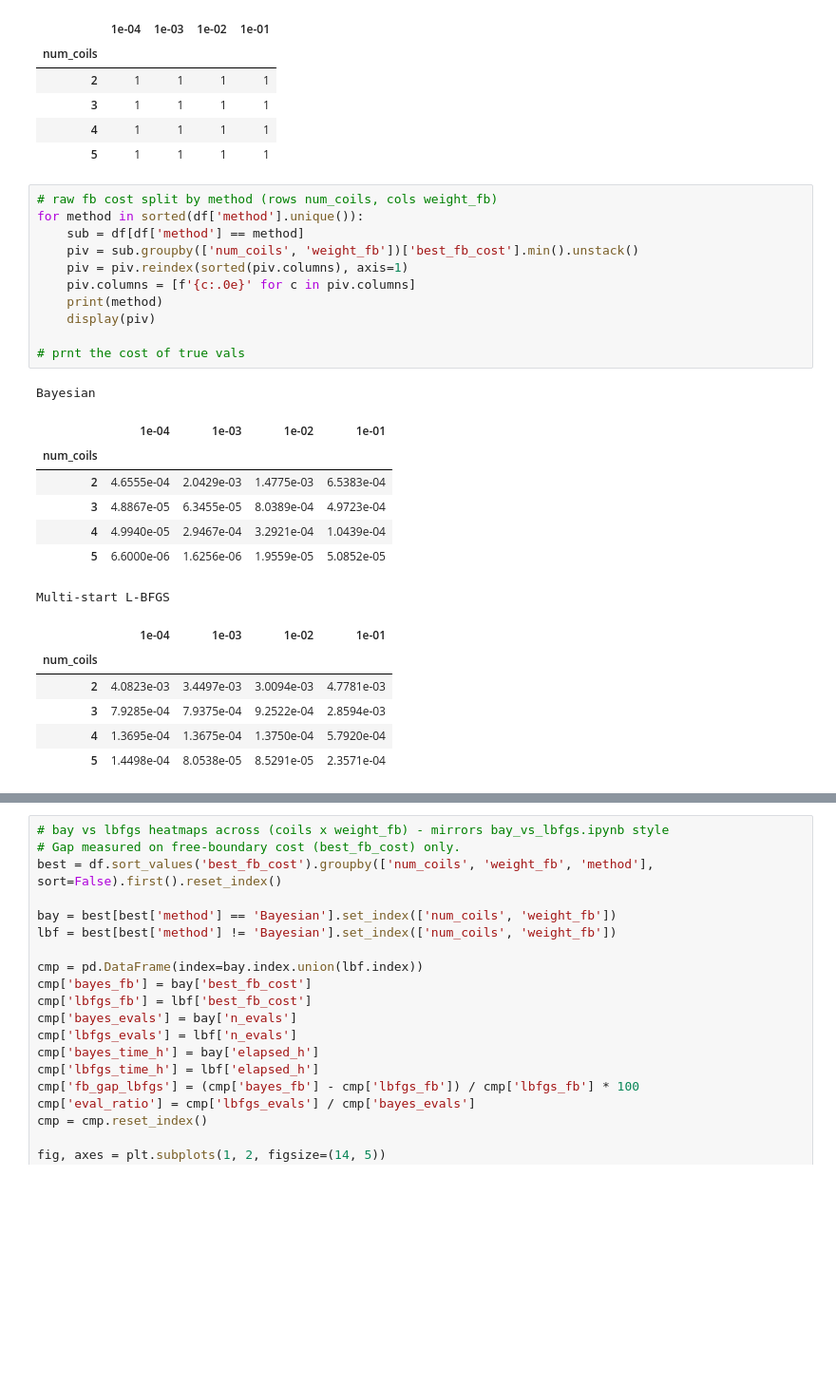
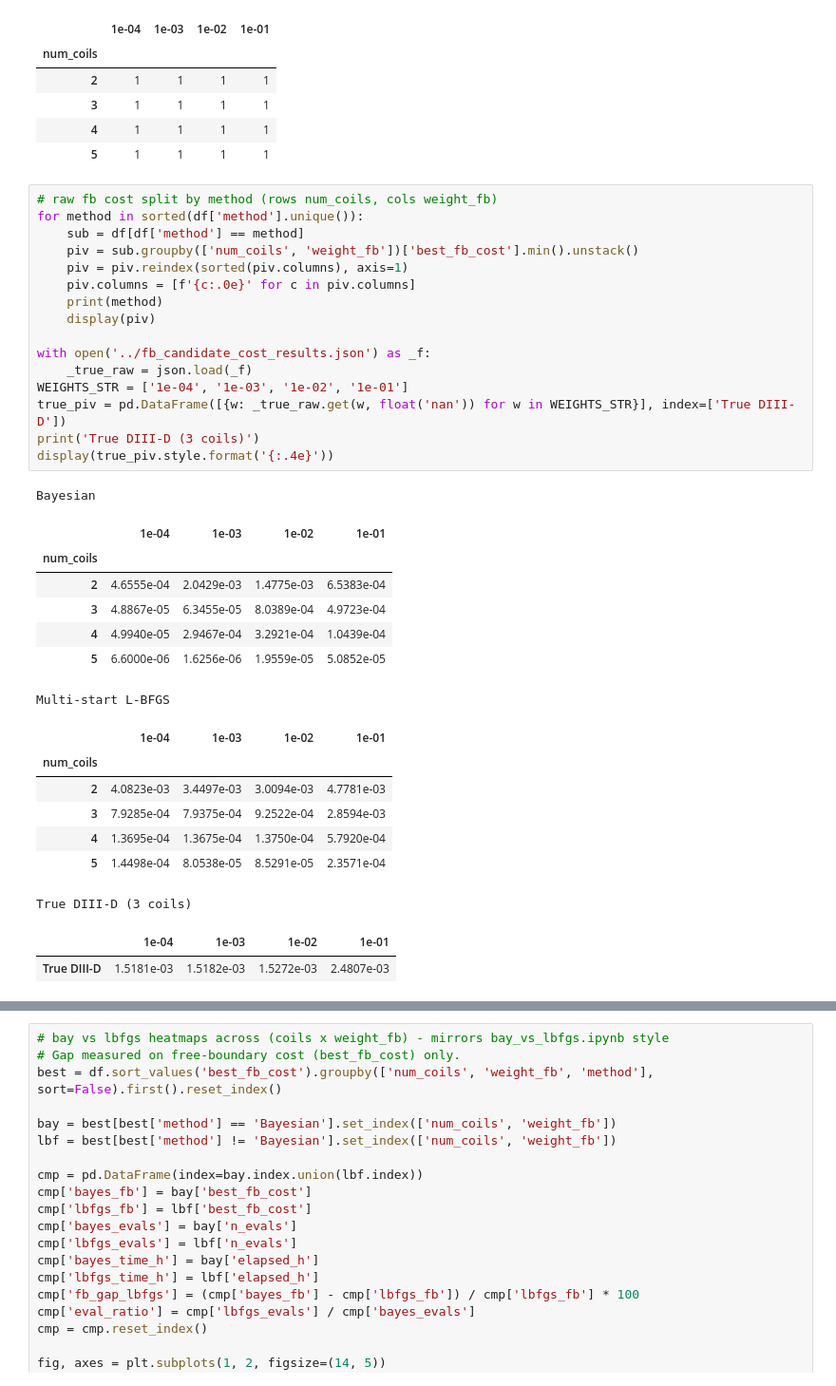
Before and after one commit to jeremslm/PF_location_optimization, a Jupyter notebook: notebooks/comb_boundary_overview.ipynb, the cells around one changed output, grey strips where cells are left out. Shown at 95% size. Saved outputs shown, nothing was run; the diff lists cells and outputs as text; blank space fills up the shorter version.

```diff
--- a/notebooks/comb_boundary_overview.ipynb
+++ b/notebooks/comb_boundary_overview.ipynb
@@ -242,26 +242,34 @@ Multi-start L-BFGS
 # %%
 # raw fb cost split by method (rows num_coils, cols weight_fb)
 for method in sorted(df['method'].unique()):
     sub = df[df['method'] == method]
     piv = sub.groupby(['num_coils', 'weight_fb'])['best_fb_cost'].min().unstack()
     piv = piv.reindex(sorted(piv.columns), axis=1)
     piv.columns = [f'{c:.0e}' for c in piv.columns]
     print(method)
     display(piv)
 
-# prnt the cost of true vals
+with open('../fb_candidate_cost_results.json') as _f:
+    _true_raw = json.load(_f)
+WEIGHTS_STR = ['1e-04', '1e-03', '1e-02', '1e-01']
+true_piv = pd.DataFrame([{w: _true_raw.get(w, float('nan')) for w in WEIGHTS_STR}], index=['True DIII-D'])
+print('True DIII-D (3 coils)')
+display(true_piv.style.format('{:.4e}'))
 # %% [output]
 Bayesian
 |  | 1e-04 | 1e-03 | 1e-02 | 1e-01 |
 | num_coils |  |  |  |  |
 | 2 | 4.6555e-04 | 2.0429e-03 | 1.4775e-03 | 6.5383e-04 |
 | 3 | 4.8867e-05 | 6.3455e-05 | 8.0389e-04 | 4.9723e-04 |
 | 4 | 4.9940e-05 | 2.9467e-04 | 3.2921e-04 | 1.0439e-04 |
 | 5 | 6.6000e-06 | 1.6256e-06 | 1.9559e-05 | 5.0852e-05 |
 Multi-start L-BFGS
 |  | 1e-04 | 1e-03 | 1e-02 | 1e-01 |
 | num_coils |  |  |  |  |
 | 2 | 4.0823e-03 | 3.4497e-03 | 3.0094e-03 | 4.7781e-03 |
 | 3 | 7.9285e-04 | 7.9375e-04 | 9.2522e-04 | 2.8594e-03 |
 | 4 | 1.3695e-04 | 1.3675e-04 | 1.3750e-04 | 5.7920e-04 |
 | 5 | 1.4498e-04 | 8.0538e-05 | 8.5291e-05 | 2.3571e-04 |
+True DIII-D (3 coils)
+|  | 1e-04 | 1e-03 | 1e-02 | 1e-01 |
+| True DIII-D | 1.5181e-03 | 1.5182e-03 | 1.5272e-03 | 2.4807e-03 |
```
Also changed, not shown: parts of 2 cells of this notebook, 5 other files.
